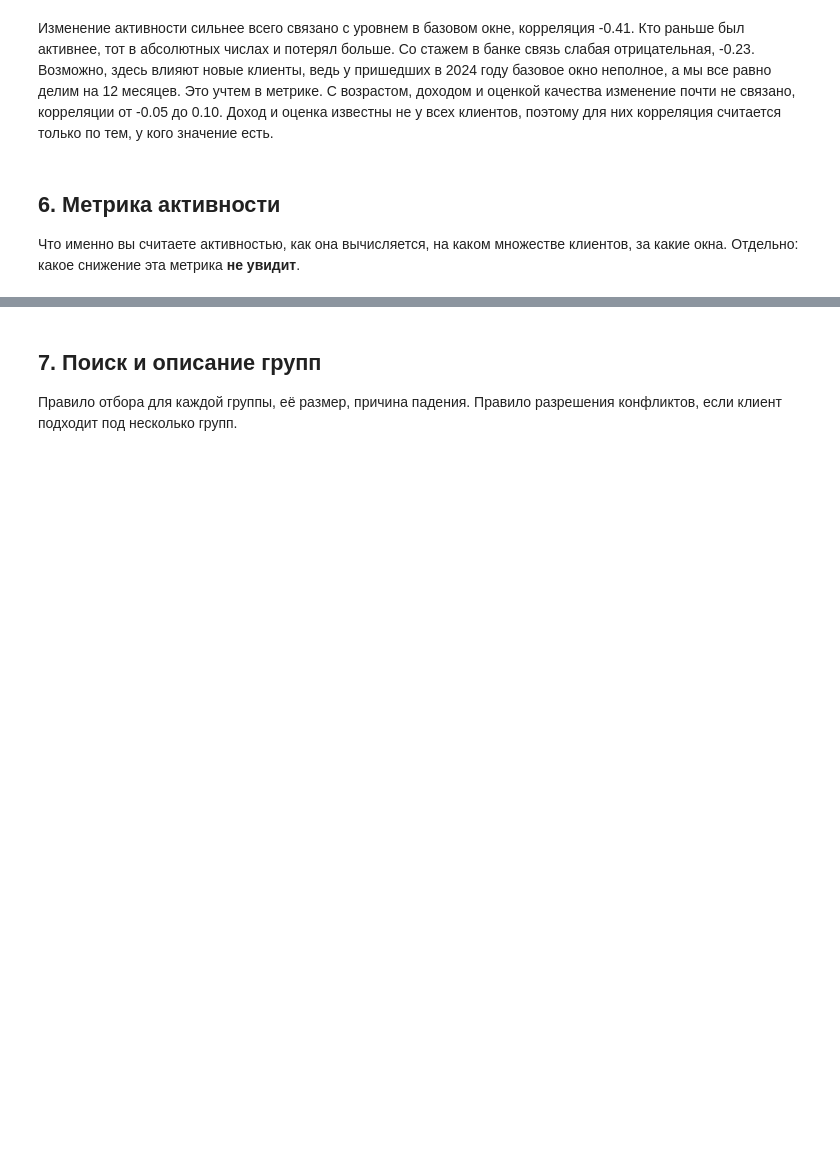
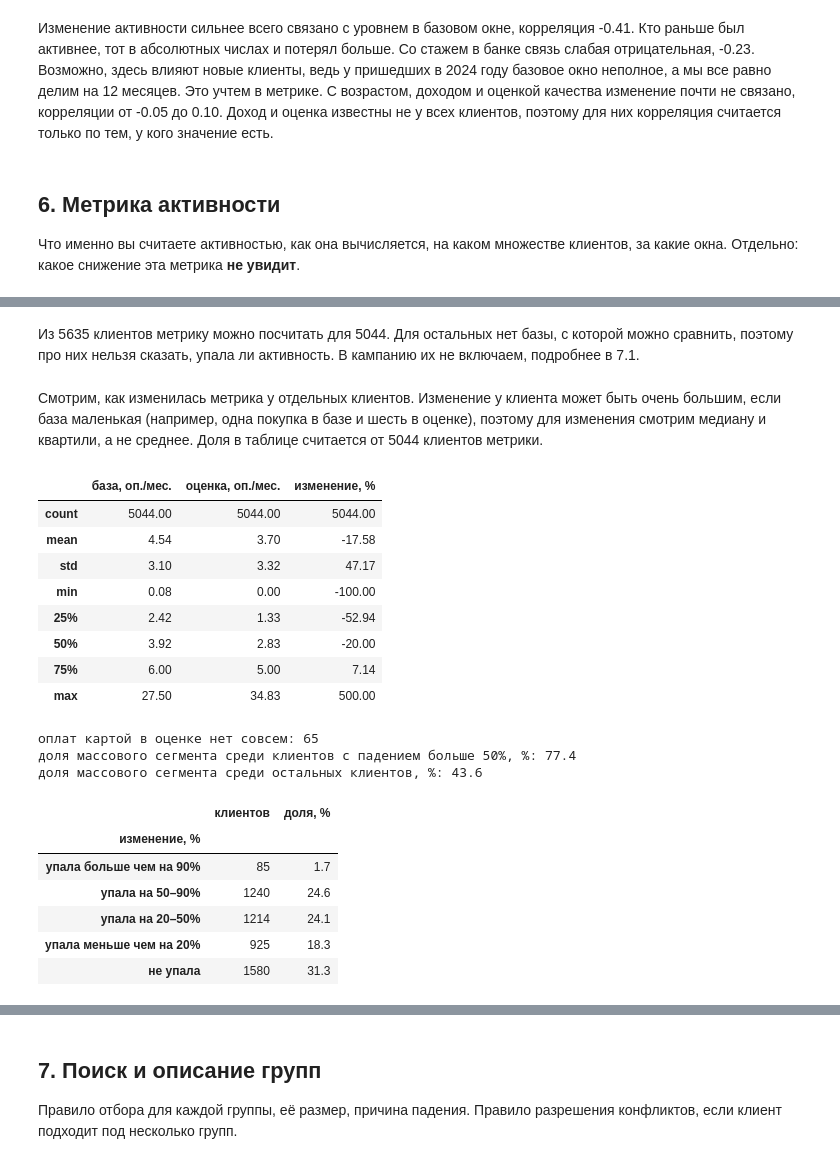
Before and after one commit to sangnchr-s/Gonchar_Alexander_Lab1, a Jupyter notebook: 01_analysis.ipynb, the cells around one changed output, grey strips where cells are left out. Drawn from its saved outputs; the diff is of its cells as text; code cells hidden in the pictures; blank space fills up the shorter version.

```diff
--- a/01_analysis.ipynb
+++ b/01_analysis.ipynb
@@ -1561,0 +1620,38 @@ plt.show()
+# %% [markdown]
+Из 5635 клиентов метрику можно посчитать для 5044. Для остальных нет базы, с которой можно сравнить, поэтому про них нельзя сказать, упала ли активность. В кампанию их не включаем, подробнее в 7.1.
+# %% [markdown]
+Смотрим, как изменилась метрика у отдельных клиентов. Изменение у клиента может быть очень большим, если база маленькая (например, одна покупка в базе и шесть в оценке), поэтому для изменения смотрим медиану и квартили, а не среднее. Доля в таблице считается от 5044 клиентов метрики.
+# %%
+metric_stats = metric[["база, оп./мес.", "оценка, оп./мес.", "изменение, %"]].describe().round(2)
+display(metric_stats)
+change_bins = pd.cut(metric["изменение, %"], [-np.inf, -90, -50, -20, 0, np.inf], right=False,
+                     labels=["упала больше чем на 90%", "упала на 50–90%", "упала на 20–50%",
+                             "упала меньше чем на 20%", "не упала"])
+bins_table = change_bins.value_counts(sort=False).to_frame("клиентов")
+bins_table["доля, %"] = (bins_table["клиентов"] / len(metric) * 100).round(1)
+print("оплат картой в оценке нет совсем:", (metric["оценка, оп./мес."] == 0).sum())
+deep = metric["изменение, %"] < -50
+is_mass = clients.set_index("client_id").loc[metric.index, "segment"] == "Массовый"
+print("доля массового сегмента среди клиентов с падением больше 50%, %:", round(is_mass[deep].mean() * 100, 1))
+print("доля массового сегмента среди остальных клиентов, %:", round(is_mass[~deep].mean() * 100, 1))
+bins_table
+# %% [output]
+|  | база, оп./мес. | оценка, оп./мес. | изменение, % |
+| count | 5044.00 | 5044.00 | 5044.00 |
+| mean | 4.54 | 3.70 | -17.58 |
+| std | 3.10 | 3.32 | 47.17 |
+| min | 0.08 | 0.00 | -100.00 |
+| 25% | 2.42 | 1.33 | -52.94 |
+| 50% | 3.92 | 2.83 | -20.00 |
+| 75% | 6.00 | 5.00 | 7.14 |
+| max | 27.50 | 34.83 | 500.00 |
+оплат картой в оценке нет совсем: 65
+доля массового сегмента среди клиентов с падением больше 50%, %: 77.4
+доля массового сегмента среди остальных клиентов, %: 43.6
+|  | клиентов | доля, % |
+| изменение, % |  |  |
+| упала больше чем на 90% | 85 | 1.7 |
+| упала на 50–90% | 1240 | 24.6 |
+| упала на 20–50% | 1214 | 24.1 |
+| упала меньше чем на 20% | 925 | 18.3 |
+| не упала | 1580 | 31.3 |
```
Also changed, not shown: parts of 12 cells of this notebook.
